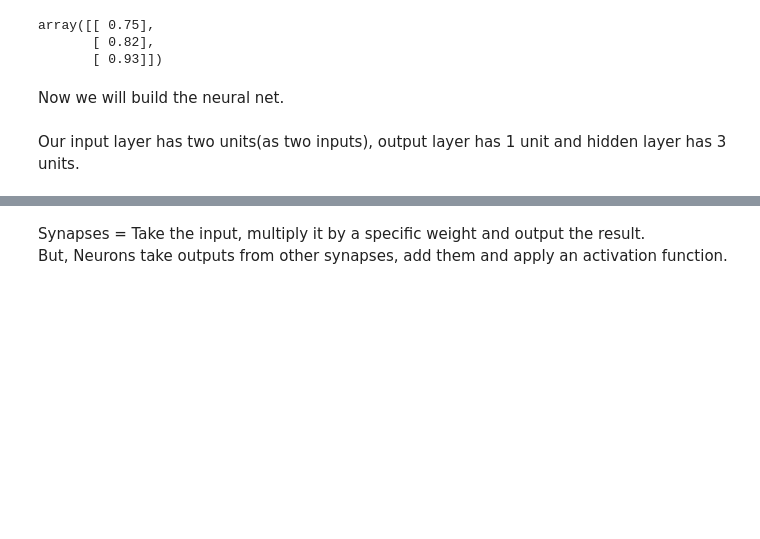
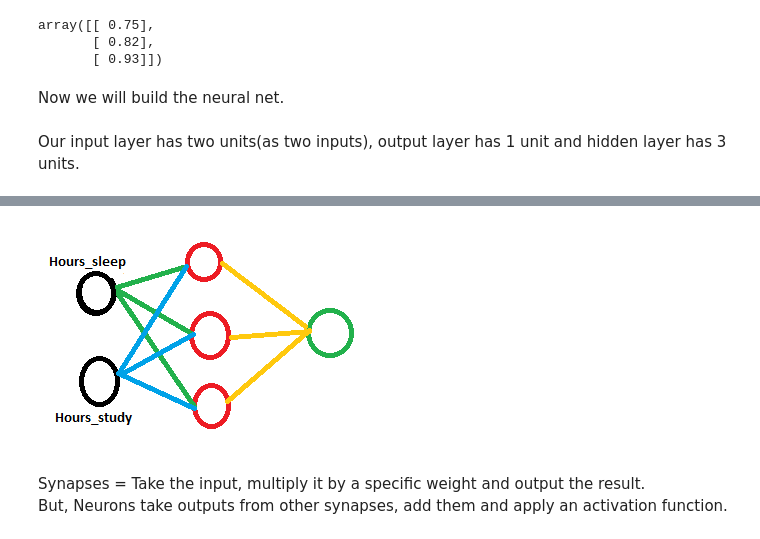
Before and after one commit to snbhanja/Neural_Networks-WelchLabs, a Jupyter notebook: Neural_Networks-By_Welch_labs_Part1.ipynb, the cells around one changed output, grey strips where cells are left out. Saved outputs shown, nothing was run; the diff lists cells and outputs as text; code cells hidden in the pictures; blank space fills up the shorter version.

```diff
--- a/Neural_Networks-By_Welch_labs_Part1.ipynb
+++ b/Neural_Networks-By_Welch_labs_Part1.ipynb
@@ -56,3 +54,8 @@ Our input layer has two units(as two inputs), output layer has 1 unit and hidden
+# %%
+from IPython.display import Image
+Image(filename="nn1.png")
+# %% [output]
+[figure, added]
 # %% [markdown]
 Synapses = Take the input, multiply it by a specific weight and output the result.<br />
 But, Neurons take outputs from other synapses, add them and apply an activation function.<br />
```
Also changed, not shown: parts of 1 cell of this notebook.
